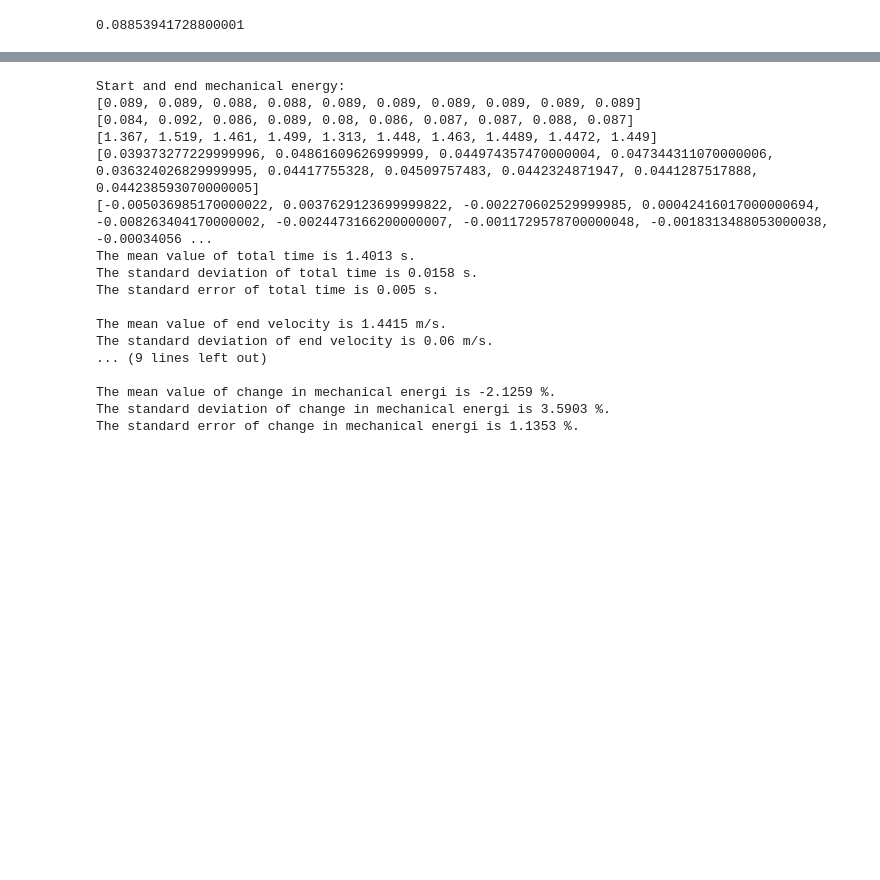
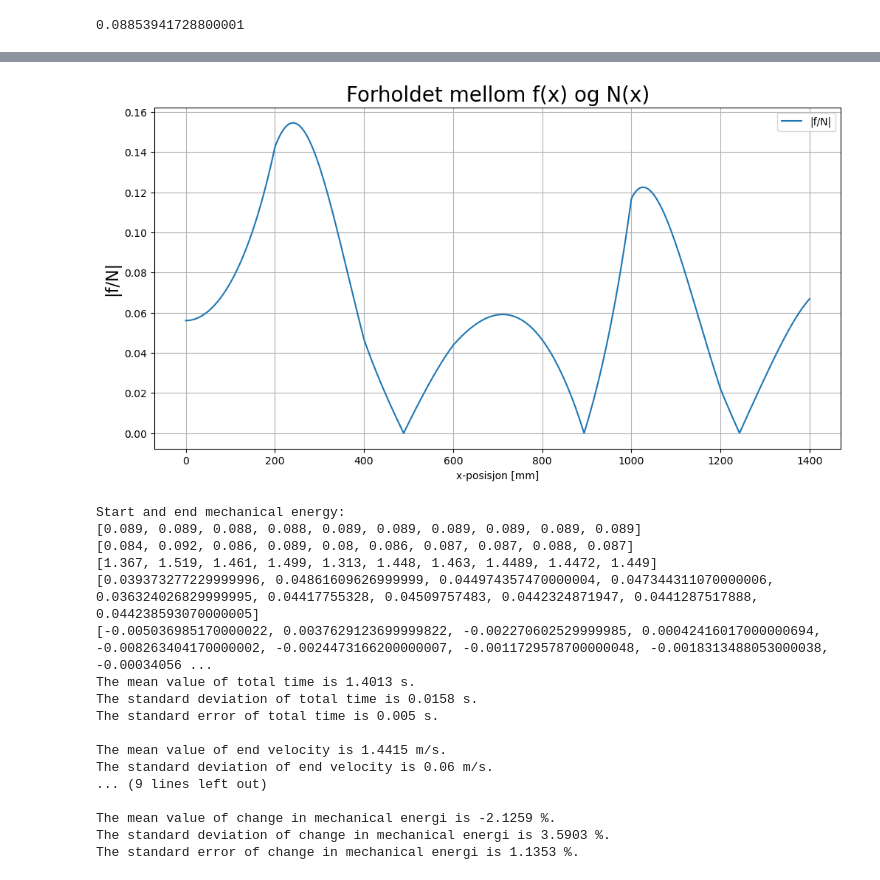
Before and after one commit to Th3o4oR/fysikk-lab, a Jupyter notebook: csv-test.ipynb, the cells around one changed output, grey strips where cells are left out. Saved outputs shown, nothing was run; the diff lists cells and outputs as text; code cells hidden in the pictures; blank space fills up the shorter version.

```diff
--- a/csv-test.ipynb
+++ b/csv-test.ipynb
@@ -164,3 +188,14 @@ def aFrictionousRelationship(n):
+# %%
+plt.figure('Forholdet mellom f(x) og N(x)',figsize=(12,6))
+plt.title('Forholdet mellom f(x) og N(x)', fontsize=20)
+plt.plot(x, abs(Friksjonskraft/Normalkraft(x)), label="|f/N|")
+plt.legend()
+plt.xlabel("x-posisjon [mm]")
+plt.ylabel("|f/N|",fontsize=16)
+plt.grid()
+plt.show()
+# %% [output]
+[figure, added]
 # %%
 import numpy as np
 
```
Also changed, not shown: parts of 6 cells of this notebook.
